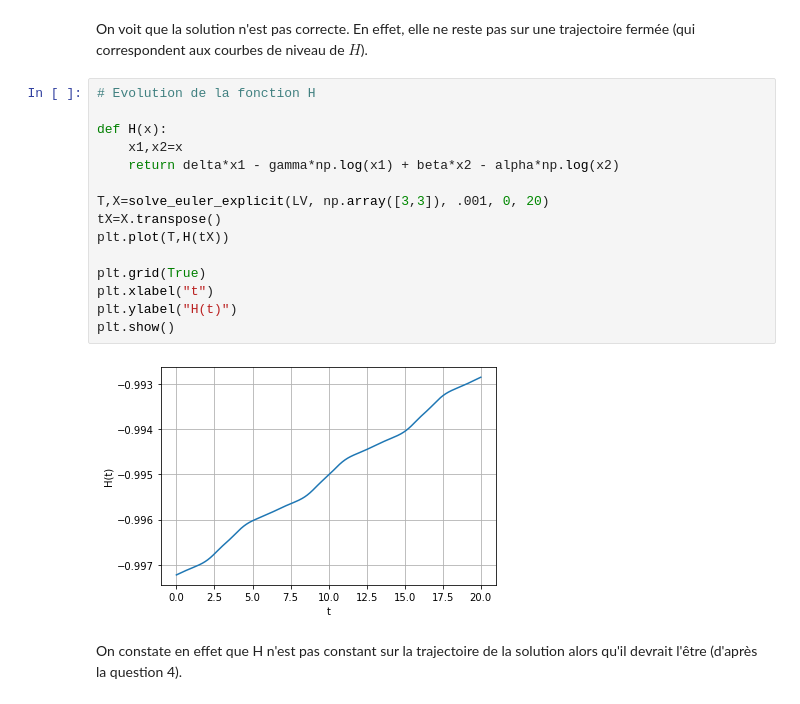
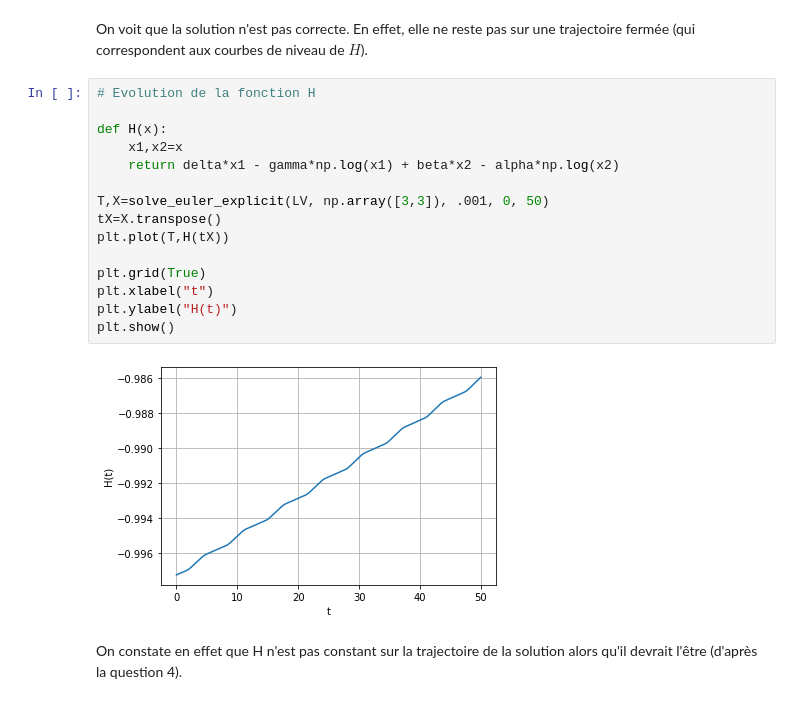
Before and after one commit to sophian-a/projet-equa-diff, a Jupyter notebook: Akkari-Blanchiet-eq-diff.ipynb, the cells around one changed output. Cells and saved outputs as stored; diff of their text form.

```diff
--- a/Akkari-Blanchiet-eq-diff.ipynb
+++ b/Akkari-Blanchiet-eq-diff.ipynb
@@ -179,20 +179,20 @@ On voit que la solution n'est pas correcte. En effet, elle ne reste pas sur une
 # %%
 # Evolution de la fonction H
 
 def H(x):
     x1,x2=x
     return delta*x1 - gamma*np.log(x1) + beta*x2 - alpha*np.log(x2)
 
-T,X=solve_euler_explicit(LV, np.array([3,3]), .001, 0, 20)
+T,X=solve_euler_explicit(LV, np.array([3,3]), .001, 0, 50)
 tX=X.transpose()
 plt.plot(T,H(tX))
 
 plt.grid(True)
 plt.xlabel("t")
 plt.ylabel("H(t)")
 plt.show()
 # %% [output]
-[figure, old version]
+[figure, new version]
 # %% [markdown]
 On constate en effet que H n'est pas constant sur la trajectoire de la solution alors qu'il devrait l'être (d'après la question 4).
 # %% [markdown]
```
Also changed, not shown: parts of 5 cells of this notebook.
